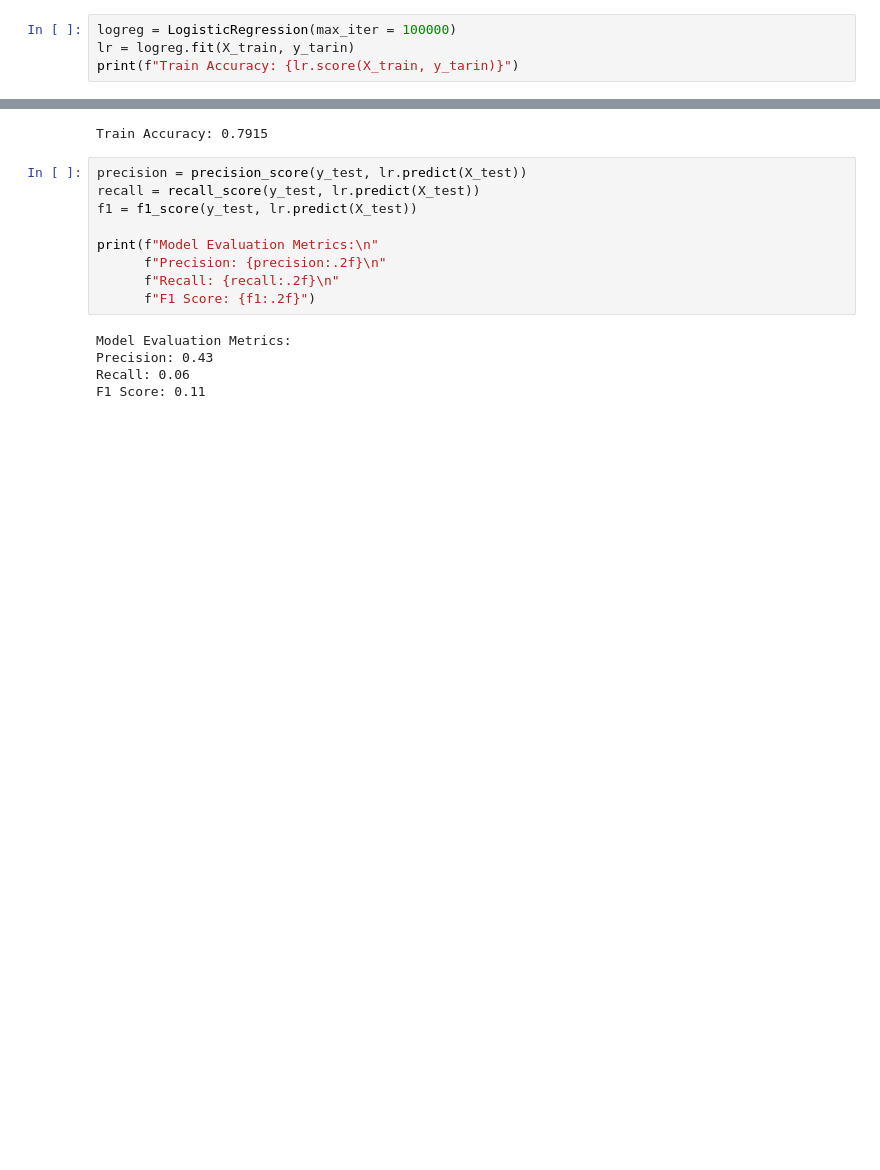
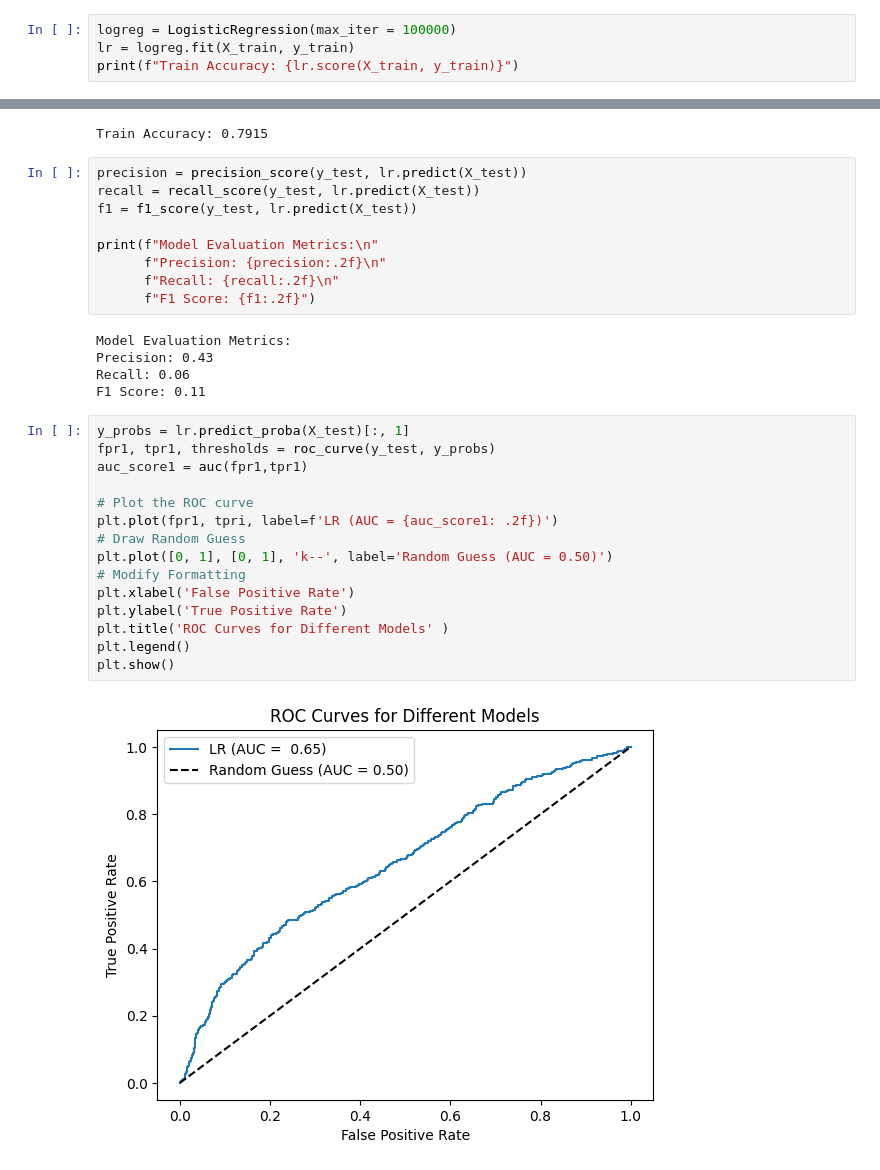
Before and after one commit to sahilbhagat30/Projects, a Jupyter notebook: Data Analytics/Bank Customer Data Prep/Objective 5 : Build & evaluate a logistic regression model.ipynb, the cells around one changed output, grey strips where cells are left out. Cells and saved outputs as stored; diff of their text form; blank space fills up the shorter version.

```diff
--- a/Data Analytics/Bank Customer Data Prep/Objective 5 : Build & evaluate a logistic regression model.ipynb
+++ b/Data Analytics/Bank Customer Data Prep/Objective 5 : Build & evaluate a logistic regression model.ipynb
@@ -71,6 +73,6 @@ dtypes: bool(5), float64(5), int64(3)
 memory usage: 601.6 KB
 # %%
 logreg = LogisticRegression(max_iter = 100000)
-lr = logreg.fit(X_train, y_tarin)
-print(f"Train Accuracy: {lr.score(X_train, y_tarin)}")
+lr = logreg.fit(X_train, y_train)
+print(f"Train Accuracy: {lr.score(X_train, y_train)}")
 # %% [output]
@@ -123,3 +125,20 @@ Model Evaluation Metrics:
 Precision: 0.43
 Recall: 0.06
 F1 Score: 0.11
+# %%
+y_probs = lr.predict_proba(X_test)[:, 1]
+fpr1, tpr1, thresholds = roc_curve(y_test, y_probs)
+auc_score1 = auc(fpr1,tpr1)
+
+# Plot the ROC curve
+plt.plot(fpr1, tpri, label=f'LR (AUC = {auc_score1: .2f})')
+# Draw Random Guess
+plt.plot([0, 1], [0, 1], 'k--', label='Random Guess (AUC = 0.50)')
+# Modify Formatting
+plt.xlabel('False Positive Rate')
+plt.ylabel('True Positive Rate')
+plt.title('ROC Curves for Different Models' )
+plt.legend()
+plt.show()
+# %% [output]
+[figure, added]
```
Also changed, not shown: parts of 7 cells of this notebook, 1 other file.
